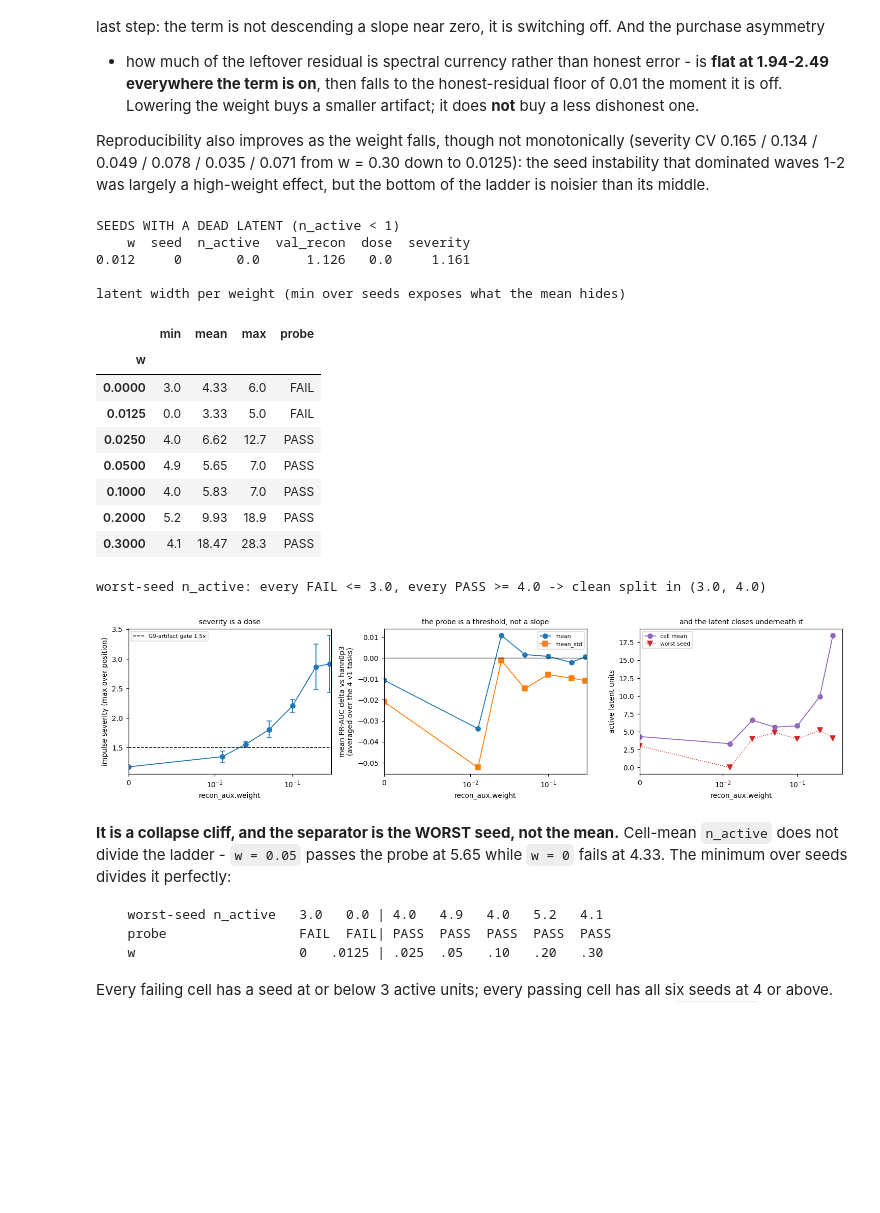
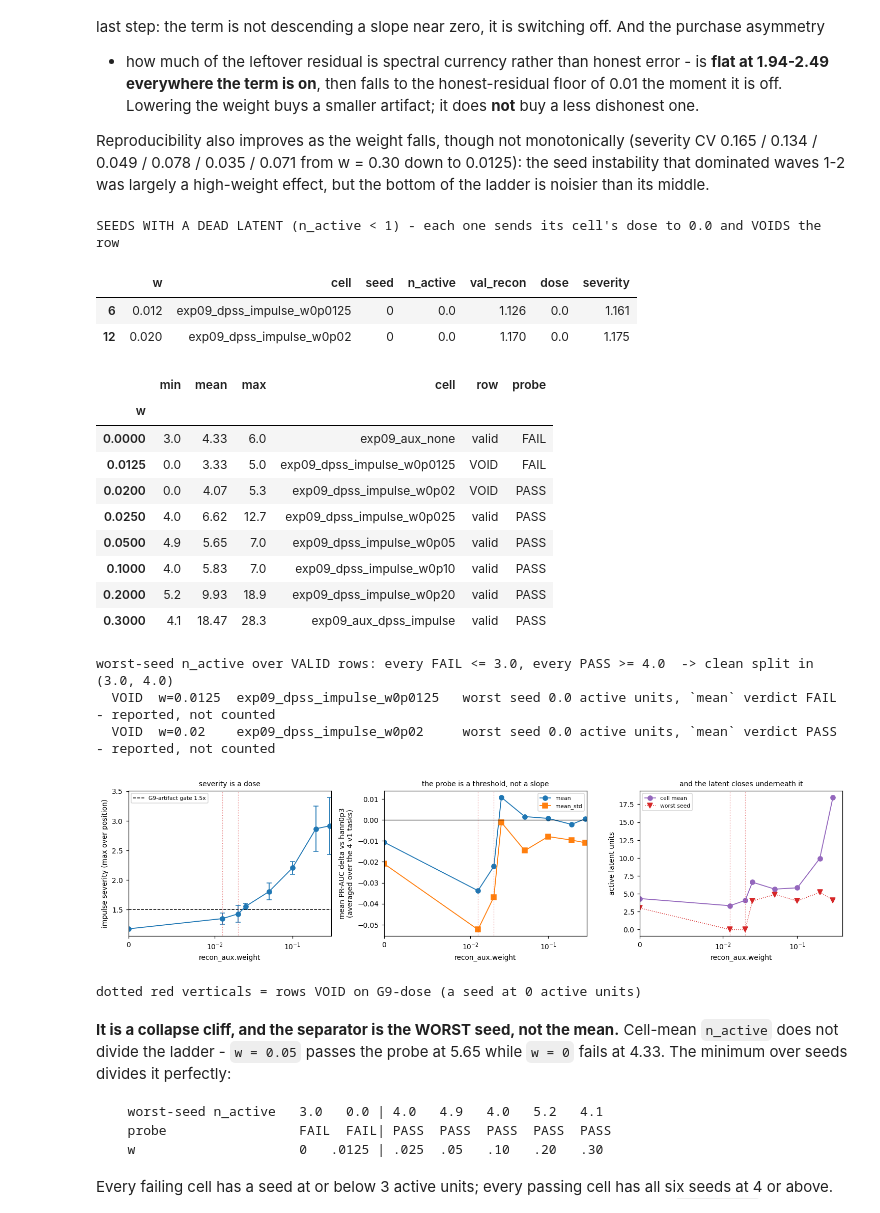
Before and after one commit to BrightonLiu-zZ/Stellar-World-Model, a Jupyter notebook: src/notebooks/exp09_diagnostics.ipynb, the cells around one changed output. Drawn from its saved outputs; the diff is of its cells as text; code cells hidden in the pictures; blank space fills up the shorter version.

```diff
--- a/src/notebooks/exp09_diagnostics.ipynb
+++ b/src/notebooks/exp09_diagnostics.ipynb
@@ -2454,7 +2605,7 @@ A second, independent pre-registration asked what the cliff at w -> 0 actually *
 
 K3 answers it.
 # %%
-# K1. The seven-point curve. Every column is measured; nothing here is interpolated.
+# K1. The eight-point curve. Every column is measured; nothing here is interpolated.
 runs = pd.read_csv(EXP / "exp09_impulse_runs.csv")
 ab = pd.read_csv(EXP / "exp09_bump_ablation.csv")
 b2 = ab[ab.budget == 2].groupby("cell").agg(spectral=("base_log_psd", "mean"),
@@ -2484,13 +2635,14 @@ for c in WLADDER:
     curves = [pd.read_csv(EXP / "exp09_forensics" / "curves_exp09" / f"{c}_B_seed{s}.csv") for s in range(6)]
     dose = [60.0 * d.tail(10)["train/dyn"].mean() / d.tail(10)["train/recon"].mean() for d in curves]
     rows.append({
-        "w": WEIGHTS[c], "cell": c,
+        "w": WEIGHTS[c], "cell": c, "row": "VOID" if c in VOID else "valid",
         "severity": g.max_ratio.mean(), "sev_sd": g.max_ratio.std(),
         "seeds<=1.5": f"{int((g.max_ratio <= 1.5).sum())}/6",
         "artifact": "PASS" if g.max_ratio.mean() <= 1.5 else "fail",
-        "dose": float(np.mean(dose)),
+        "dose": float(np.mean(dose)), "dose_min": float(np.min(dose)),
         "G9_dose": "PASS" if all(0.6 <= x <= 1.4 for x in dose) else "FAIL",
         "n_active": float(np.mean([d.tail(10)["val/n_active_units"].mean() for d in curves])),
+        "n_act_min": float(np.min([d.tail(10)["val/n_active_units"].mean() for d in curves])),
         "val_recon": float(np.mean([d["val/recon"].min() for d in curves])),
         "spectral": b2.loc[c, "spectral"], "asym": b2.loc[c, "asym"],
         "probe_mean": "PASS" if not noregress(c, "mean") else "FAIL:" + ",".join(noregress(c, "mean")),
@@ -2504,4 +2656,9 @@ sev = ladder.severity.values
 assert all(sev[i] < sev[i + 1] for i in range(len(sev) - 1)), \
     "severity is no longer monotone in the aux weight - P7c (gate measures architecture) reopens"
 print(f"severity is monotone in w across all {len(sev)} points -> P7c stays dead")
+# WAVE 5 closes this axis: the only cells that reach the gate are the ones that killed a seed.
+reach = ladder[ladder.artifact == "PASS"]
+print(f"\ncells reaching G9-artifact: {list(reach.cell)}")
+print(f"  of those, VALID on G9-dose: {list(reach[reach.row == 'valid'].cell)}")
+print("  -> the only weight that is clean AND valid is aux_none, and aux_none regresses (section E).")
 # %% [output]
@@ -2558,71 +2720,86 @@ for c in WLADDER:
     for s in range(6):
         d = pd.read_csv(EXP / "exp09_forensics" / "curves_exp09" / f"{c}_B_seed{s}.csv")
         l = d.tail(10)
-        rows.append({"w": WEIGHTS[c], "seed": s, "n_active": l["val/n_active_units"].mean(),
+        rows.append({"w": WEIGHTS[c], "cell": c, "seed": s, "n_active": l["val/n_active_units"].mean(),
                      "val_recon": d["val/recon"].min(),
                      "dose": 60.0 * l["train/dyn"].mean() / l["train/recon"].mean(),
                      "severity": float(runs[(runs.cell == c) & (runs.seed == s)].max_ratio.iloc[0])})
 per = pd.DataFrame(rows)
-dead = per[per.n_active < 1.0]
-print("SEEDS WITH A DEAD LATENT (n_active < 1)")
-print(dead.round(3).to_string(index=False) if len(dead) else "  none")
-print()
+print("SEEDS WITH A DEAD LATENT (n_active < 1) - each one sends its cell's dose to 0.0 and VOIDS the row")
+display(per[per.n_active < 1.0].round(3) if (per.n_active < 1.0).any() else pd.DataFrame())
+
 width = per.groupby("w").n_active.agg(["min", "mean", "max"]).round(2)
+width["cell"] = [c for c in WLADDER]
+width["row"] = ["VOID" if c in VOID else "valid" for c in width.cell]
 width["probe"] = [ladder.loc[w, "probe_mean"].split(":")[0] for w in width.index]
-print("latent width per weight (min over seeds exposes what the mean hides)")
 display(width)
-# The MEAN does not separate pass from fail (w=0.05 passes at 5.65, w=0 fails at 4.33). The
-# WORST SEED does, and cleanly - which is the point: one dead run is enough to sink a cell.
-lo = width[width.probe == "FAIL"]["min"].max(); hi = width[width.probe == "PASS"]["min"].min()
-print(f"worst-seed n_active: every FAIL <= {lo}, every PASS >= {hi} -> clean split in ({lo}, {hi})")
+
+# The MEAN does not separate pass from fail (w=0.05 passes at 5.65, w=0 fails at 4.33). The WORST
+# SEED does - but only across the rows that are VALID. A void row cannot be classified by its probe
+# at all, which wave 5 makes concrete: w=0.02 has a seed at 0.0 active units AND a `mean` verdict of
+# PASS, because a dead seed inflates every paired SE 3-8x and the 2*SE rule is permissive exactly
+# where a cell is collapsing. It passes by being too NOISY to fail, not by being good.
+valid = width[width.row == "valid"]
+lo = valid[valid.probe == "FAIL"]["min"].max(); hi = valid[valid.probe == "PASS"]["min"].min()
+print(f"worst-seed n_active over VALID rows: every FAIL <= {lo}, every PASS >= {hi}"
+      f"  -> clean split in ({lo}, {hi})")
 assert lo < hi, "worst-seed latent width no longer separates the passing cells from the failing ones"
+for _, r in width[width.row == "VOID"].iterrows():
+    print(f"  VOID  w={_:<7g} {r.cell:28s} worst seed {r['min']:.1f} active units, "
+          f"`mean` verdict {r.probe} - reported, not counted")
 
 fig, axes = plt.subplots(1, 3, figsize=(13.5, 3.5))
 axes[0].errorbar(ladder.index, ladder.severity, yerr=ladder.sev_sd, marker="o", lw=1.2, capsize=3)
 axes[0].axhline(1.5, color="k", ls="--", lw=1, label="G9-artifact gate 1.5x")
 axes[0].set_ylabel("impulse severity (max over position)"); axes[0].legend(fontsize=7)
 axes[0].set_title("severity is a dose", fontsize=9)
 
 for pool, mk in [("mean", "o"), ("mean_std", "s")]:
     ys = []
     for c in WLADDER:
         ds = []
         for t in TASKS:
             a = sc_w[(sc_w.cell == c) & (sc_w.task == t) & (sc_w.pooling == pool)].set_index("seed").pr_auc
             b = sc_w[(sc_w.cell == REF) & (sc_w.task == t) & (sc_w.pooling == pool)].set_index("seed").pr_auc
             ds.append((a - b).dropna().mean())
         ys.append(np.mean(ds))
     axes[1].plot(ladder.index, ys, marker=mk, lw=1.2, label=pool)
 axes[1].axhline(0, color="k", lw=0.8)
 axes[1].set_ylabel("mean PR-AUC delta vs hann0p3\n(averaged over the 4 v1 tasks)")
 axes[1].legend(fontsize=7); axes[1].set_title("the probe is a threshold, not a slope", fontsize=9)
 
 axes[2].plot(ladder.index, ladder.n_active, marker="o", lw=1.2, color="tab:purple", label="cell mean")
 axes[2].plot(per.groupby("w").n_active.min().index, per.groupby("w").n_active.min().values,
              marker="v", lw=1.0, ls=":", color="tab:red", label="worst seed")
 axes[2].set_ylabel("active latent units"); axes[2].legend(fontsize=7)
 axes[2].set_title("and the latent closes underneath it", fontsize=9)
 for ax in axes:
     ax.set_xscale("symlog", linthresh=0.01); ax.set_xlabel("recon_aux.weight")
     ax.set_xlim(left=0)          # symlog otherwise draws a -10^-2 tick with no negative data
+    for w in [WEIGHTS[c] for c in WLADDER if c in VOID]:
+        ax.axvline(w, color="tab:red", lw=0.8, ls=":", alpha=0.55)
 plt.tight_layout(); plt.show()
+print("dotted red verticals = rows VOID on G9-dose (a seed at 0 active units)")
 # %% [output]
-SEEDS WITH A DEAD LATENT (n_active < 1)
-    w  seed  n_active  val_recon  dose  severity
-0.012     0       0.0      1.126   0.0     1.161
-
-latent width per weight (min over seeds exposes what the mean hides)
+SEEDS WITH A DEAD LATENT (n_active < 1) - each one sends its cell's dose to 0.0 and VOIDS the row
-|  | min | mean | max | probe |
-| w |  |  |  |  |
-| 0.0000 | 3.0 | 4.33 | 6.0 | FAIL |
-| 0.0125 | 0.0 | 3.33 | 5.0 | FAIL |
-| 0.0250 | 4.0 | 6.62 | 12.7 | PASS |
-| 0.0500 | 4.9 | 5.65 | 7.0 | PASS |
-| 0.1000 | 4.0 | 5.83 | 7.0 | PASS |
-| 0.2000 | 5.2 | 9.93 | 18.9 | PASS |
-| 0.3000 | 4.1 | 18.47 | 28.3 | PASS |
+|  | w | cell | seed | n_active | val_recon | dose | severity |
+| 6 | 0.012 | exp09_dpss_impulse_w0p0125 | 0 | 0.0 | 1.126 | 0.0 | 1.161 |
+| 12 | 0.020 | exp09_dpss_impulse_w0p02 | 0 | 0.0 | 1.170 | 0.0 | 1.175 |
+|  | min | mean | max | cell | row | probe |
+| w |  |  |  |  |  |  |
+| 0.0000 | 3.0 | 4.33 | 6.0 | exp09_aux_none | valid | FAIL |
+| 0.0125 | 0.0 | 3.33 | 5.0 | exp09_dpss_impulse_w0p0125 | VOID | FAIL |
+| 0.0200 | 0.0 | 4.07 | 5.3 | exp09_dpss_impulse_w0p02 | VOID | PASS |
+| 0.0250 | 4.0 | 6.62 | 12.7 | exp09_dpss_impulse_w0p025 | valid | PASS |
+| 0.0500 | 4.9 | 5.65 | 7.0 | exp09_dpss_impulse_w0p05 | valid | PASS |
+| 0.1000 | 4.0 | 5.83 | 7.0 | exp09_dpss_impulse_w0p10 | valid | PASS |
+| 0.2000 | 5.2 | 9.93 | 18.9 | exp09_dpss_impulse_w0p20 | valid | PASS |
+| 0.3000 | 4.1 | 18.47 | 28.3 | exp09_aux_dpss_impulse | valid | PASS |
-worst-seed n_active: every FAIL <= 3.0, every PASS >= 4.0 -> clean split in (3.0, 4.0)
+worst-seed n_active over VALID rows: every FAIL <= 3.0, every PASS >= 4.0  -> clean split in (3.0, 4.0)
+  VOID  w=0.0125  exp09_dpss_impulse_w0p0125   worst seed 0.0 active units, `mean` verdict FAIL - reported, not counted
+  VOID  w=0.02    exp09_dpss_impulse_w0p02     worst seed 0.0 active units, `mean` verdict PASS - reported, not counted
-[figure, old version]
+[figure, new version]
+dotted red verticals = rows VOID on G9-dose (a seed at 0 active units)
 # %% [markdown]
 **It is a collapse cliff, and the separator is the WORST seed, not the mean.** Cell-mean `n_active`
 does not divide the ladder - `w = 0.05` passes the probe at 5.65 while `w = 0` fails at 4.33. The
```
Also changed, not shown: parts of 24 cells of this notebook.
